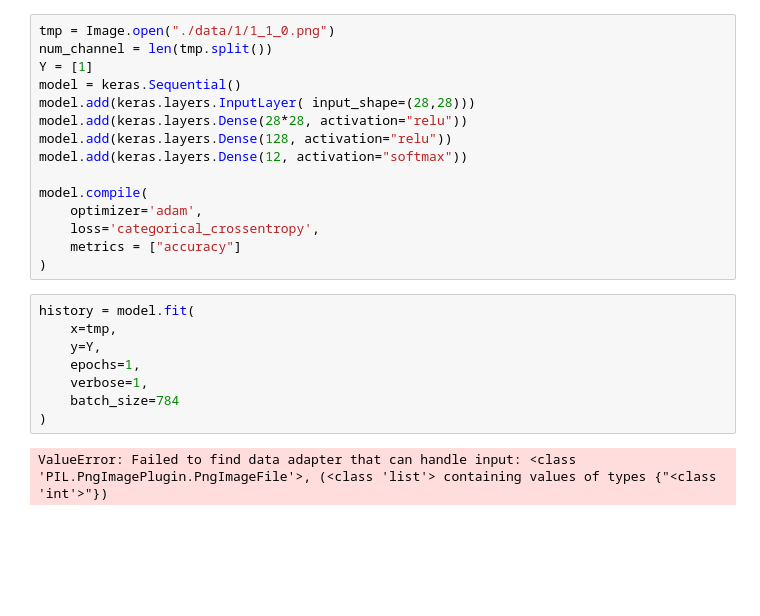
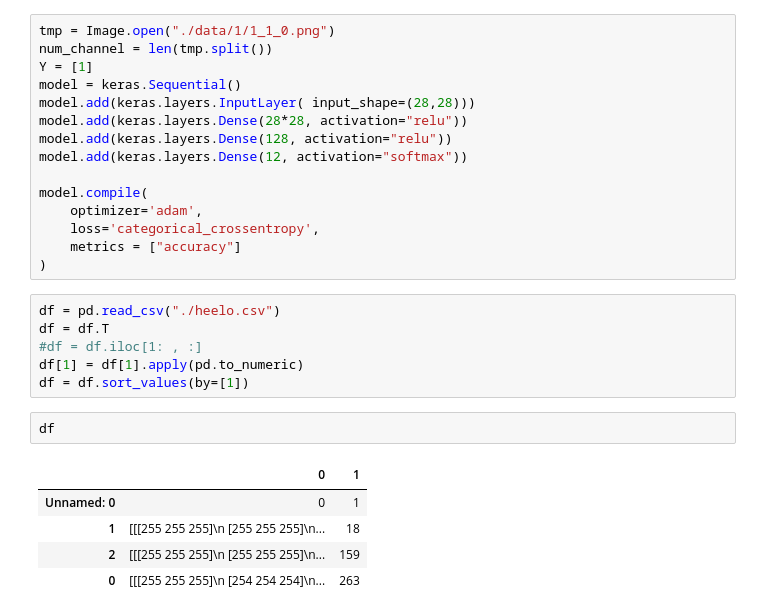
Before and after one commit to rene12188/CoVi, a Jupyter notebook: Project/Experimentation.ipynb, the cells around one changed output. Saved outputs shown, nothing was run; the diff lists cells and outputs as text; blank space fills up the shorter version.

```diff
--- a/Project/Experimentation.ipynb
+++ b/Project/Experimentation.ipynb
@@ -23,13 +23,17 @@ model.compile(
     loss='categorical_crossentropy',
     metrics = ["accuracy"]
 )
-# %%
-history = model.fit(
-    x=tmp,
-    y=Y,
-    epochs=1,
-    verbose=1,
-    batch_size=784
-)
-# %% [output]
-ValueError: Failed to find data adapter that can handle input: <class 'PIL.PngImagePlugin.PngImageFile'>, (<class 'list'> containing values of types {"<class 'int'>"})
+# %%
+df = pd.read_csv("./heelo.csv")
+df = df.T
+#df = df.iloc[1: , :]
+df[1] = df[1].apply(pd.to_numeric)
+df = df.sort_values(by=[1])
+# %%
+df
+# %% [output]
+|  | 0 | 1 |
+| Unnamed: 0 | 0 | 1 |
+| 1 | [[[255 255 255]\n [255 255 255]\n... | 18 |
+| 2 | [[[255 255 255]\n [255 255 255]\n... | 159 |
+| 0 | [[[255 255 255]\n [254 254 254]\n... | 263 |
```
Also changed, not shown: 10 other files.
